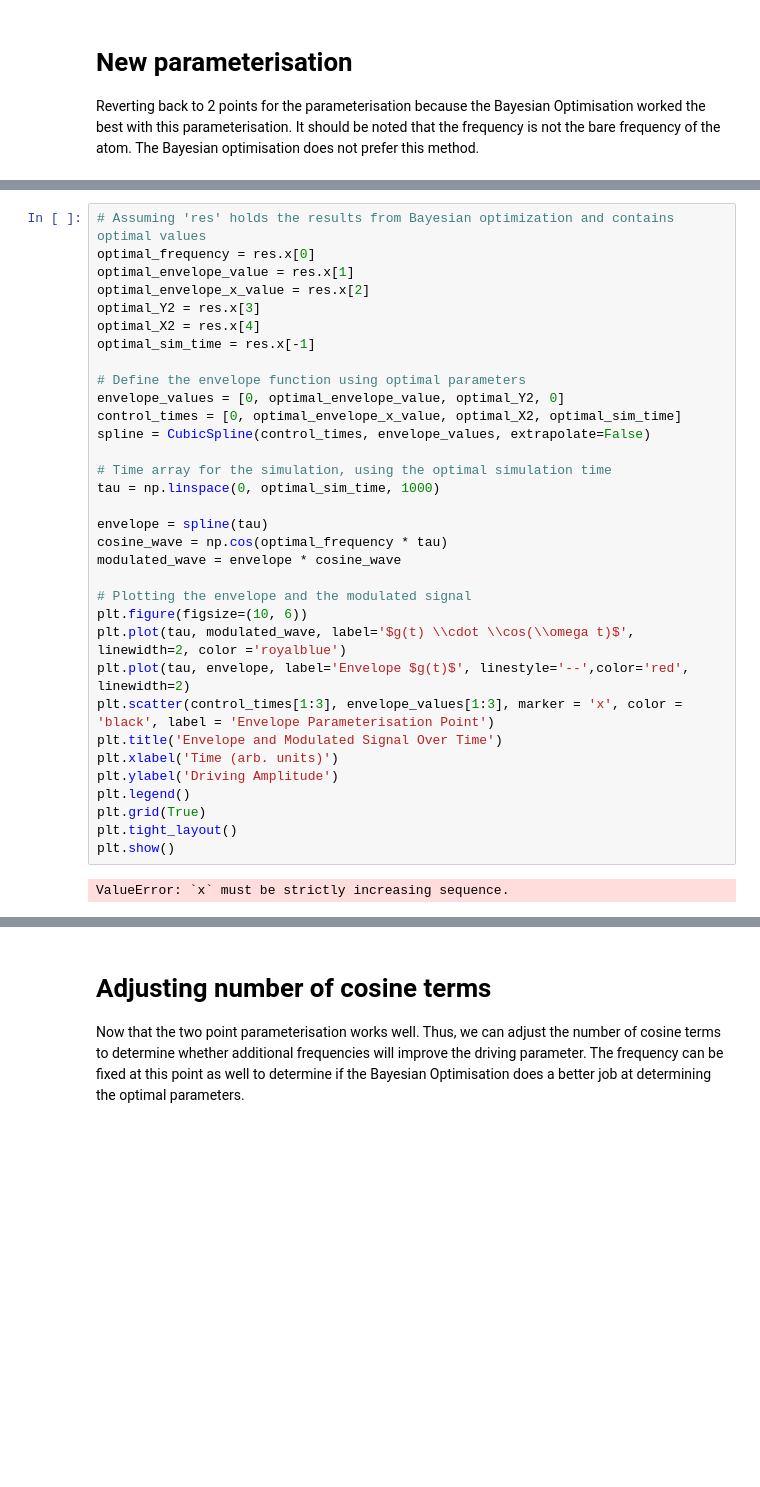
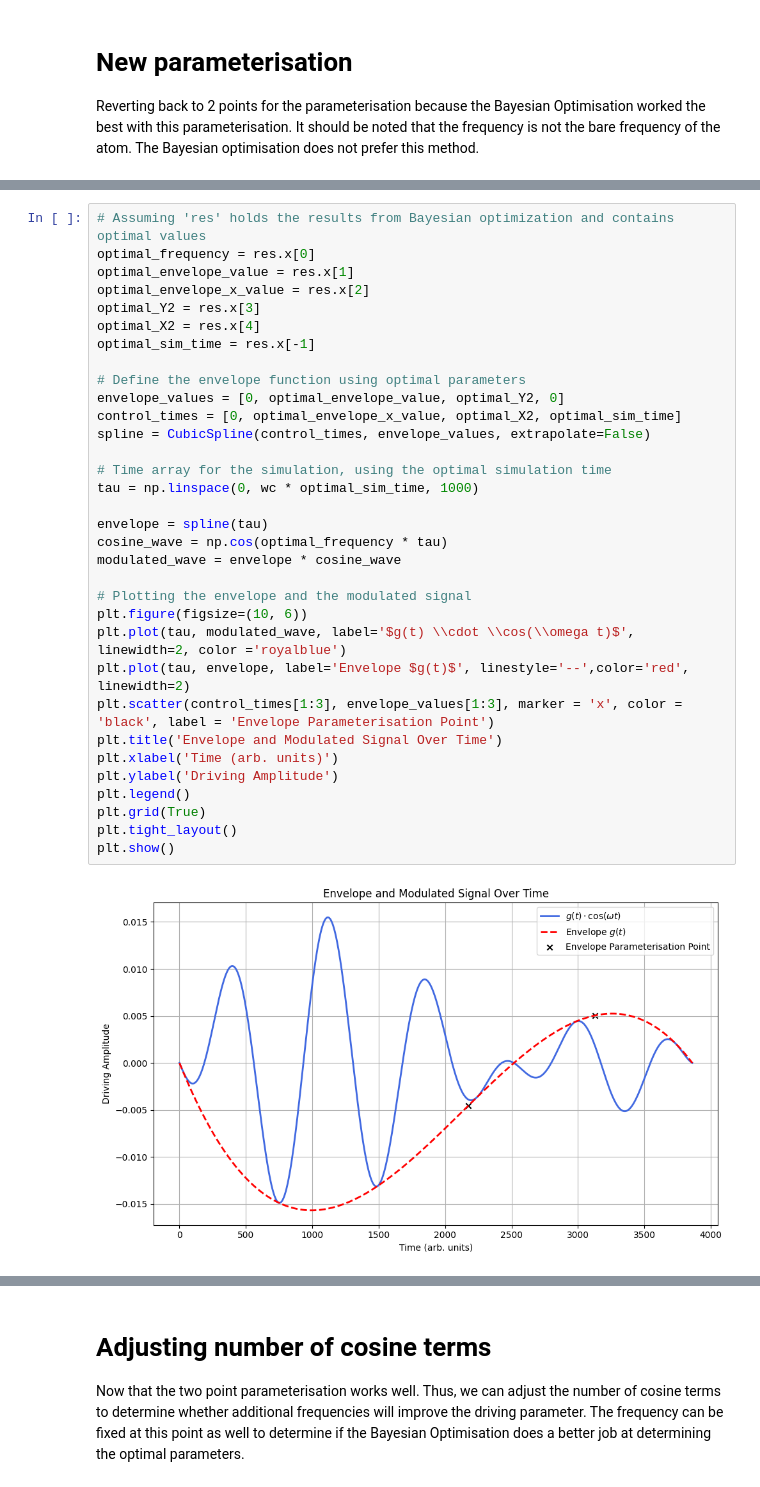
Before and after one commit to sayak395/Jaynes-Cummings-model, a Jupyter notebook: Parameterisation_of_JC_model.ipynb, the cells around one changed output, grey strips where cells are left out. Drawn from its saved outputs; the diff is of its cells as text; blank space fills up the shorter version.

```diff
--- a/Parameterisation_of_JC_model.ipynb
+++ b/Parameterisation_of_JC_model.ipynb
@@ -351,35 +344,35 @@ optimal_frequency = res.x[0]
 optimal_envelope_value = res.x[1]
 optimal_envelope_x_value = res.x[2]
 optimal_Y2 = res.x[3]
 optimal_X2 = res.x[4]
 optimal_sim_time = res.x[-1]
 
 # Define the envelope function using optimal parameters
 envelope_values = [0, optimal_envelope_value, optimal_Y2, 0]
 control_times = [0, optimal_envelope_x_value, optimal_X2, optimal_sim_time]
 spline = CubicSpline(control_times, envelope_values, extrapolate=False)
 
 # Time array for the simulation, using the optimal simulation time
-tau = np.linspace(0, optimal_sim_time, 1000)
+tau = np.linspace(0, wc * optimal_sim_time, 1000)
 
 envelope = spline(tau)
 cosine_wave = np.cos(optimal_frequency * tau)
 modulated_wave = envelope * cosine_wave
 
 # Plotting the envelope and the modulated signal
 plt.figure(figsize=(10, 6))
 plt.plot(tau, modulated_wave, label='$g(t) \\cdot \\cos(\\omega t)$', linewidth=2, color ='royalblue')
 plt.plot(tau, envelope, label='Envelope $g(t)$', linestyle='--',color='red', linewidth=2)
 plt.scatter(control_times[1:3], envelope_values[1:3], marker = 'x', color = 'black', label = 'Envelope Parameterisation Point')
 plt.title('Envelope and Modulated Signal Over Time')
 plt.xlabel('Time (arb. units)')
 plt.ylabel('Driving Amplitude')
 plt.legend()
 plt.grid(True)
 plt.tight_layout()
 plt.show()
 # %% [output]
-ValueError: `x` must be strictly increasing sequence.
+[figure, added]
 # %%
 plot_convergence(res)
 plt.show()
```
Also changed, not shown: parts of 27 cells of this notebook.
